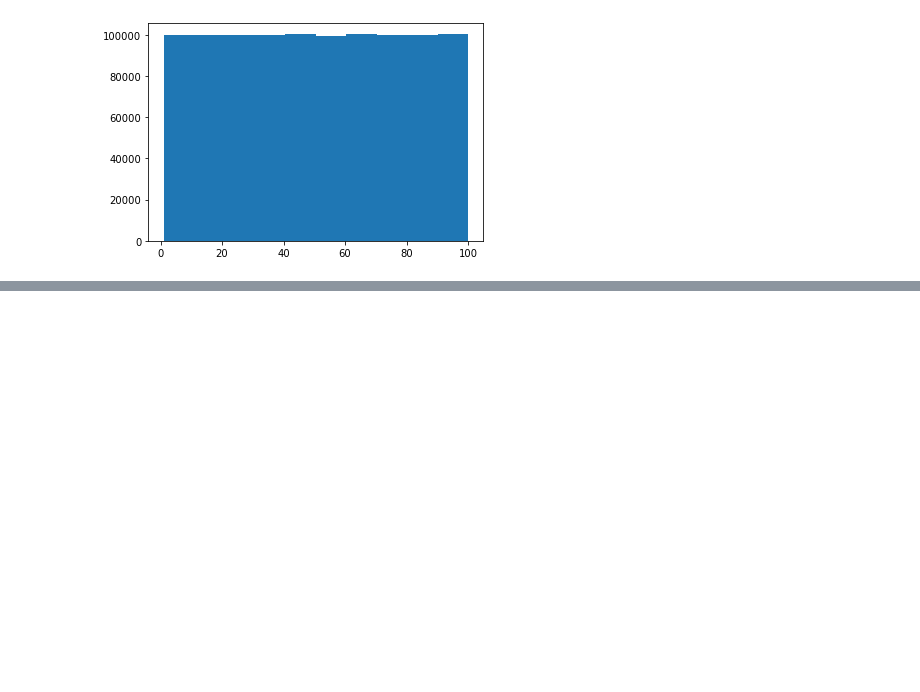
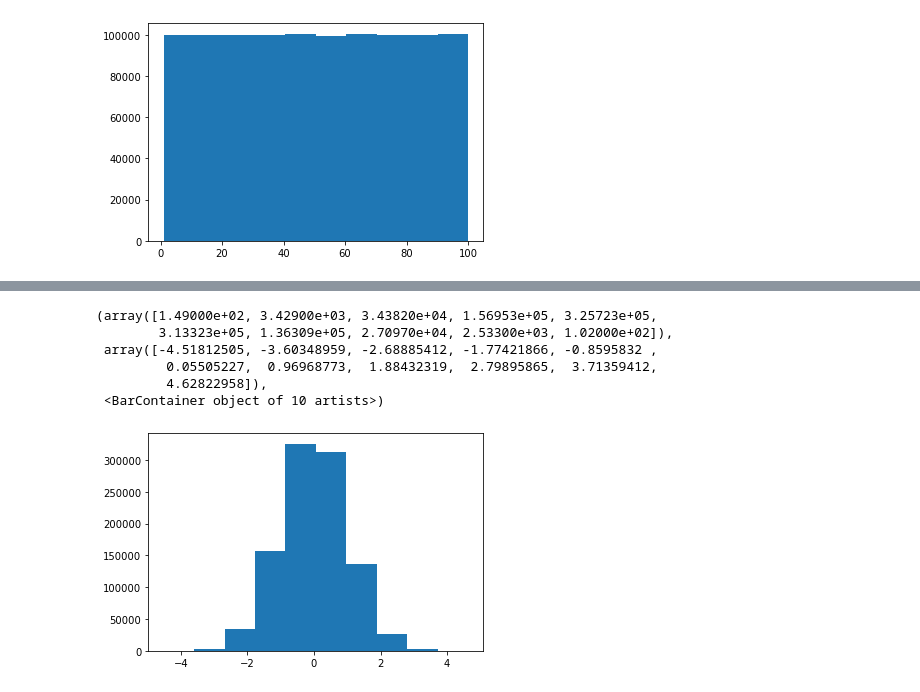
Before and after one commit to diego19508/python-ml-course, a Jupyter notebook: Course/T2 - 2- Data Cleaning - Funciones de distribucion de probabilidad.ipynb, the cells around one changed output, grey strips where cells are left out. Saved outputs shown, nothing was run; the diff lists cells and outputs as text; code cells hidden in the pictures; blank space fills up the shorter version.

```diff
--- a/Course/T2 - 2- Data Cleaning - Funciones de distribucion de probabilidad.ipynb
+++ b/Course/T2 - 2- Data Cleaning - Funciones de distribucion de probabilidad.ipynb
@@ -28,0 +37,11 @@ plt.hist(data)
+# %%
+%matplotlib inline
+plt.hist(data)
+# %% [output]
+(array([1.49000e+02, 3.42900e+03, 3.43820e+04, 1.56953e+05, 3.25723e+05,
+        3.13323e+05, 1.36309e+05, 2.70970e+04, 2.53300e+03, 1.02000e+02]),
+ array([-4.51812505, -3.60348959, -2.68885412, -1.77421866, -0.8595832 ,
+         0.05505227,  0.96968773,  1.88432319,  2.79895865,  3.71359412,
+         4.62822958]),
+ <BarContainer object of 10 artists>)
+[figure, added]
```
Also changed, not shown: parts of 10 cells of this notebook.
